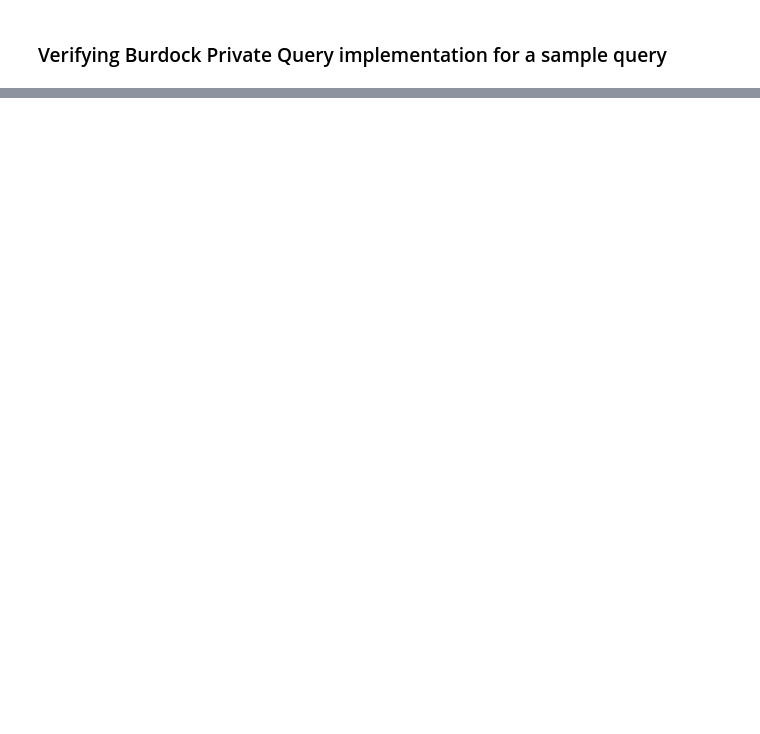
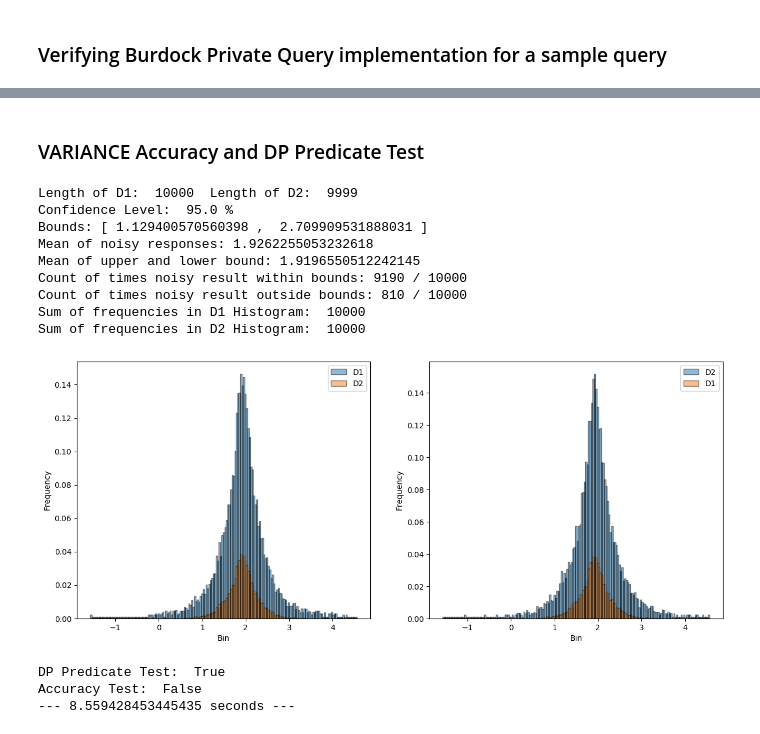
Before and after one commit to opendp/smartnoise-sdk, a Jupyter notebook: evaluation/Differential Privacy Verification.ipynb, the cells around one changed output, grey strips where cells are left out. Drawn from its saved outputs; the diff is of its cells as text; code cells hidden in the pictures; blank space fills up the shorter version.

```diff
--- a/evaluation/Differential Privacy Verification.ipynb
+++ b/evaluation/Differential Privacy Verification.ipynb
@@ -303,0 +350,25 @@ Accuracy Test:  True
+# %% [markdown]
+### VARIANCE Accuracy and DP Predicate Test
+# %%
+start_time = time.time()
+# Applying same query on neighboring datasets
+d1_query = "SELECT VAR(Usage) AS TotalUsage FROM d1.d1"
+d2_query = "SELECT VAR(Usage) AS TotalUsage FROM d2.d2"
+dp_res, acc_res = dv.dp_query_test(d1_query, d2_query, plot=True, repeat_count=10000)
+print("DP Predicate Test: ", dp_res)
+print("Accuracy Test: ", acc_res)
+print("--- %s seconds ---" % (time.time() - start_time))
+# %% [output]
+Length of D1:  10000  Length of D2:  9999
+Confidence Level:  95.0 %
+Bounds: [ 1.129400570560398 ,  2.709909531888031 ]
+Mean of noisy responses: 1.9262255053232618
+Mean of upper and lower bound: 1.9196550512242145
+Count of times noisy result within bounds: 9190 / 10000
+Count of times noisy result outside bounds: 810 / 10000
+Sum of frequencies in D1 Histogram:  10000
+Sum of frequencies in D2 Histogram:  10000
+[figure, added]
+DP Predicate Test:  True
+Accuracy Test:  False
+--- 8.559428453445435 seconds ---
```
Also changed, not shown: parts of 13 cells of this notebook, 2 other files.
